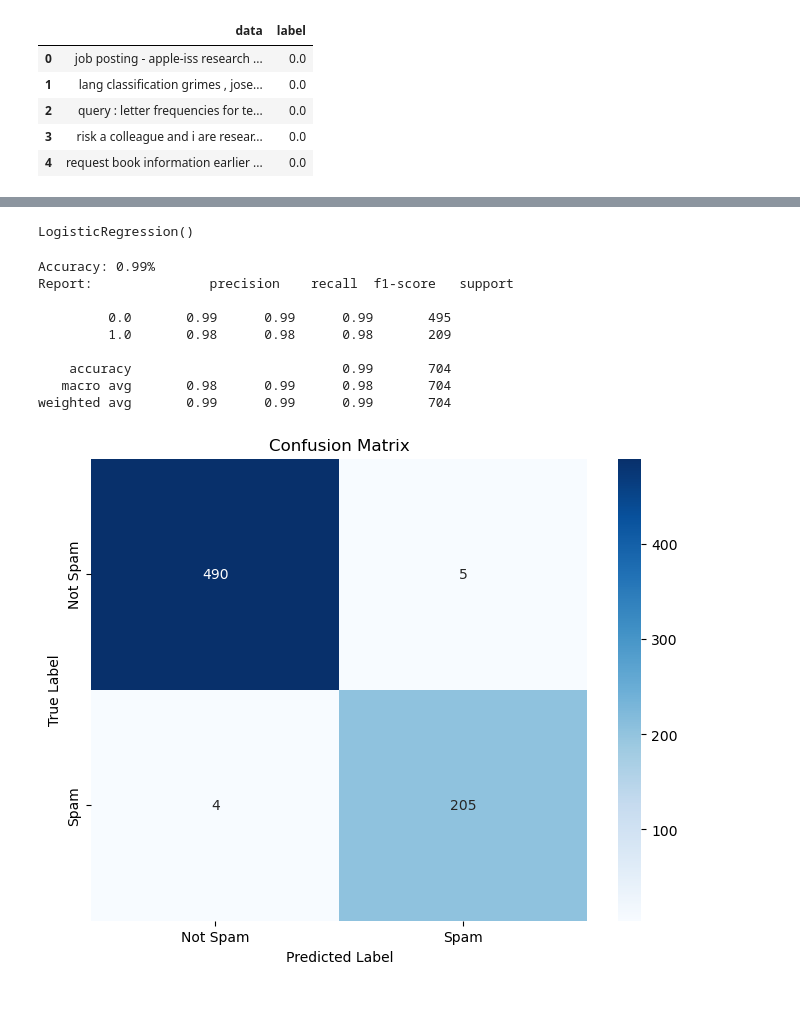
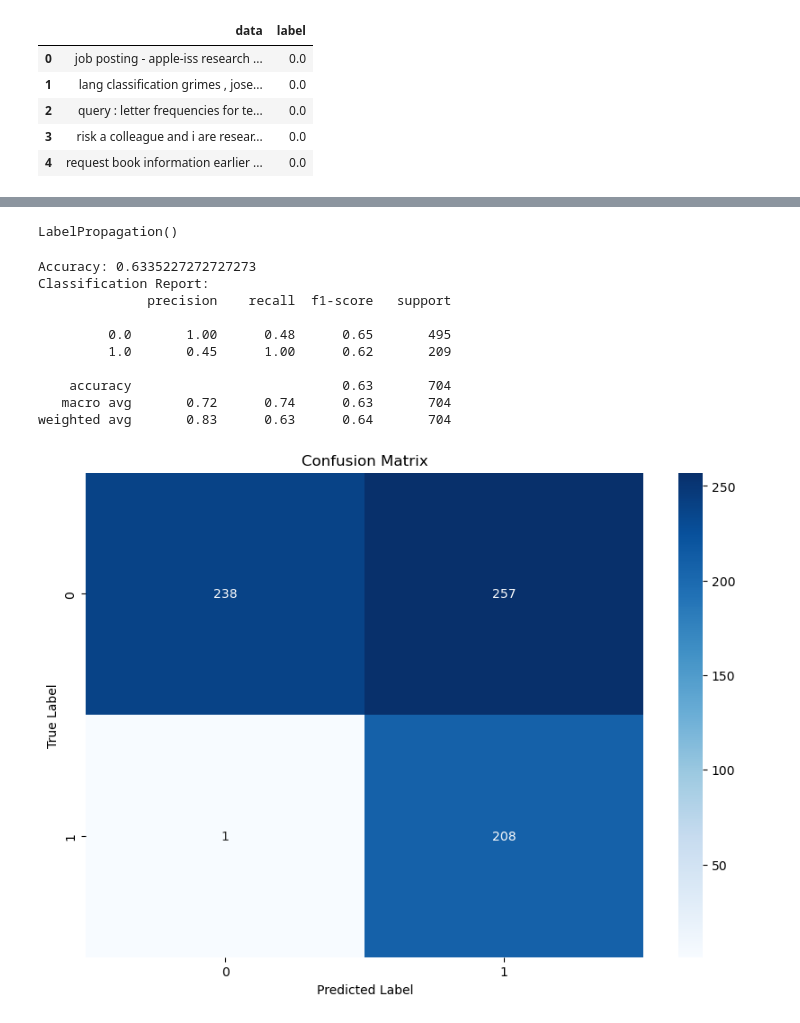
Before and after one commit to Jakkapan-a/TextClassification, a Jupyter notebook: LPN/lpn.ipynb, the cells around one changed output, grey strips where cells are left out. Cells and saved outputs as stored; diff of their text form; code cells hidden in the pictures.

```diff
--- a/LPN/lpn.ipynb
+++ b/LPN/lpn.ipynb
@@ -46,39 +36,47 @@ X_test_vectorized = vectorizer.transform(X_test)
+# %%
+# Data is a dense matrix.
+X_train_dense = X_train.toarray()
+X_test_dense = X_test.toarray()
+# %%
+# Create a Label Propagation model
+model = LabelPropagation()
 # %%
-# Training the Logistic Regression model
-model = LogisticRegression()
-model.fit(X_train_vectorized, y_train,sample_weight=None)
+# Train the model
+model.fit(X_train_dense, y_train)
 # %% [output]
-LogisticRegression()
+LabelPropagation()
 # %%
-# Predicting the labels for the testing set
-y_pred = model.predict(X_test_vectorized)
+# Predict the labels
+y_pred = model.predict(X_test_dense)
 # %%
-# Evaluating the model
+# Evaluate the model
 accuracy = accuracy_score(y_test, y_pred)
 report = classification_report(y_test, y_pred)
 
-print(f'Accuracy: {accuracy:.2f}%')
-print(f'Report: {report}')
+print(f'Accuracy: {accuracy}')
+print('Classification Report:')
+print(report)
 # %% [output]
-Accuracy: 0.99%
-Report:               precision    recall  f1-score   support
+Accuracy: 0.6335227272727273
+Classification Report:
+              precision    recall  f1-score   support
 
-         0.0       0.99      0.99      0.99       495
-         1.0       0.98      0.98      0.98       209
+         0.0       1.00      0.48      0.65       495
+         1.0       0.45      1.00      0.62       209
 
-    accuracy                           0.99       704
-   macro avg       0.98      0.99      0.98       704
-weighted avg       0.99      0.99      0.99       704
+    accuracy                           0.63       704
+   macro avg       0.72      0.74      0.63       704
+weighted avg       0.83      0.63      0.64       704
 # %%
-# Generating confusion matrix
-conf_matrix = confusion_matrix(y_test, y_pred)
+# Calculate the confusion matrix
+cm = confusion_matrix(y_test, y_pred)
 
-# Plotting the confusion matrix
-plt.figure(figsize=(8, 6))
-sns.heatmap(conf_matrix, annot=True, fmt="d", cmap='Blues', xticklabels=['Not Spam', 'Spam'], yticklabels=['Not Spam', 'Spam'])
+# Create a heatmap
+plt.figure(figsize=(10, 7))
+sns.heatmap(cm, annot=True, fmt='d', cmap='Blues', xticklabels=[0, 1], yticklabels=[0, 1])
 plt.xlabel('Predicted Label')
 plt.ylabel('True Label')
 plt.title('Confusion Matrix')
 plt.show()
 # %% [output]
-[figure, old version]
+[figure, new version]
```
Also changed, not shown: parts of 15 cells of this notebook, 3 other files.
